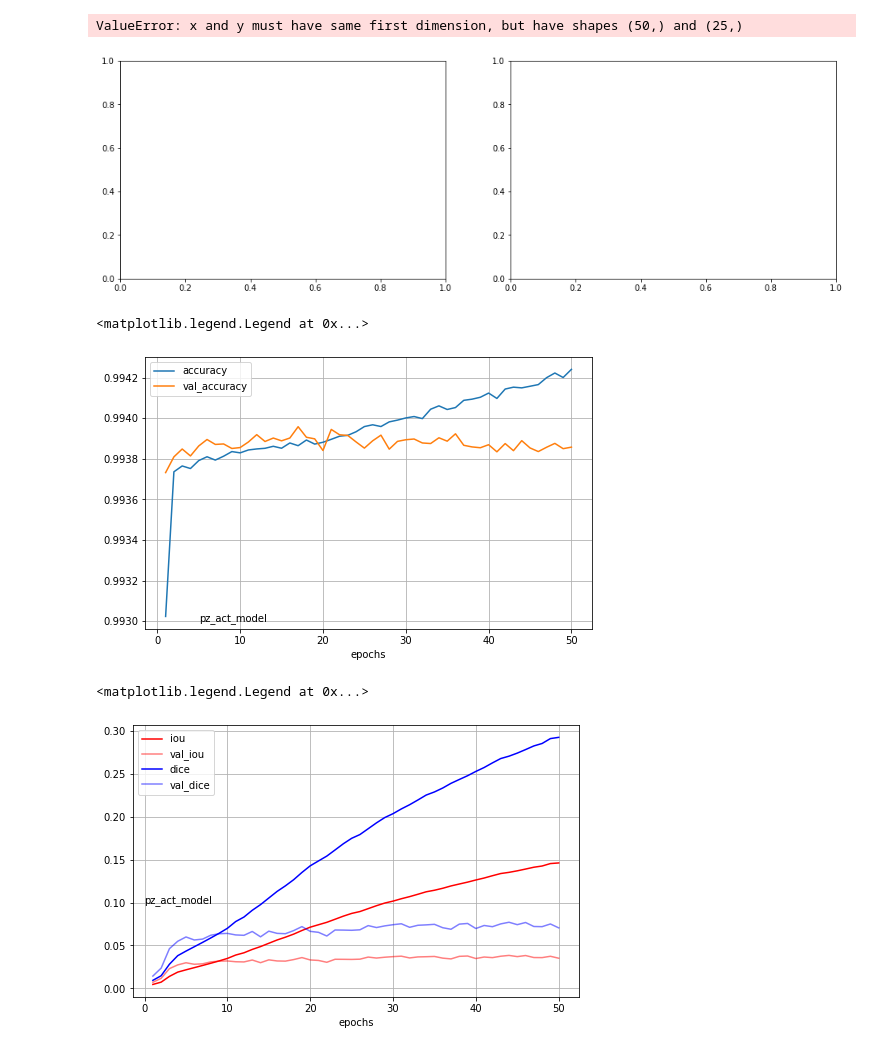
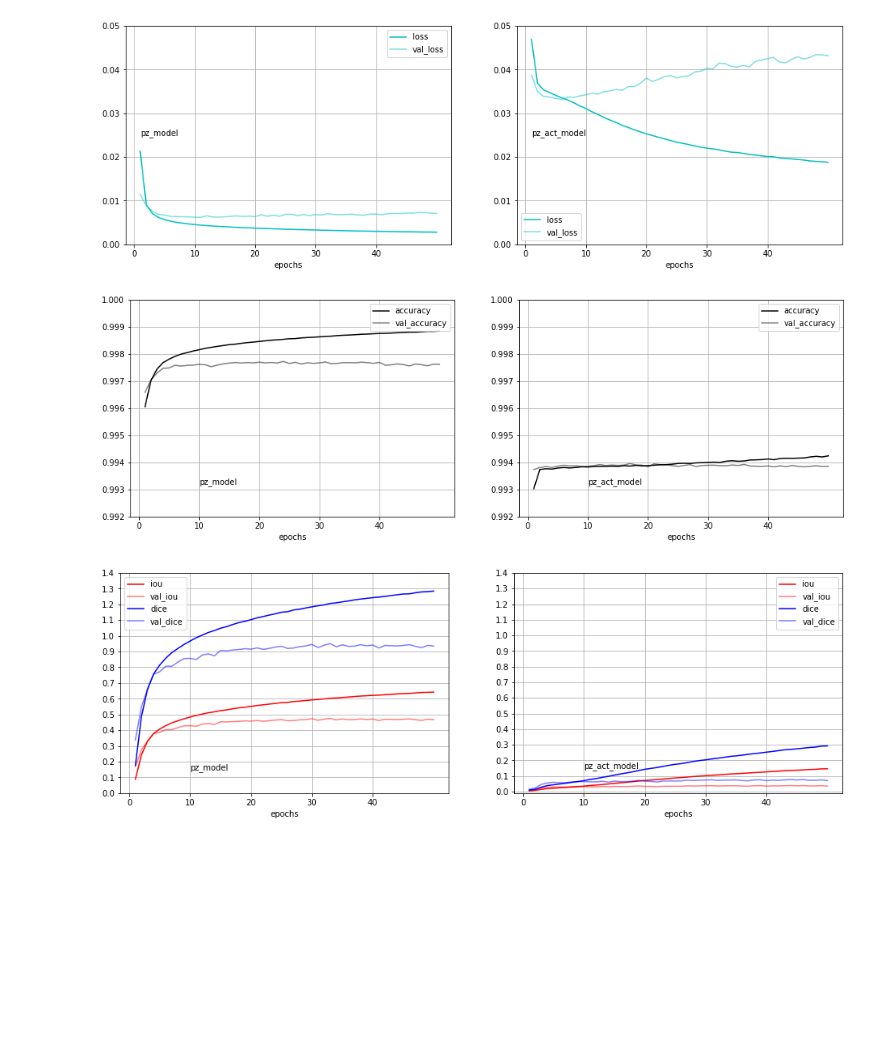
Before and after one commit to rt2122/data-segmentation-2, a Jupyter notebook: visualizations/history_act_ros_model.ipynb, the cells around one changed output. Cells and saved outputs as stored; diff of their text form; code cells hidden in the pictures; blank space fills up the shorter version.

```diff
--- a/visualizations/history_act_ros_model.ipynb
+++ b/visualizations/history_act_ros_model.ipynb
@@ -7,3 +5,15 @@ from matplotlib import pyplot as plt
+# %%
+#pz_only = 1,25 + 25,50
+pz1 = None
+with open('/home/rt2122/Data/scans_old/pz_only.ep1-25.history', 'rb') as f:
+    pz1 = pickle.load(f)
+pz2 = None
+with open('/home/rt2122/Data/scans_old/pz_only.ep26-50.history', 'rb') as f:
+    pz2 = pickle.load(f)
+for key in pz1:
+    pz1[key].extend(pz2[key])
+with open('/home/rt2122/Data/scans_old/pz_only.ep1-50.history', 'wb') as f:
+    pickle.dump(pz1, f)
 # %%
 pz_act = None
 with open('/home/rt2122/Data/scans_old/act_ros.ep1-50.history', 'rb') as f:
@@ -17,18 +27,20 @@ pz_act['name'] = 'pz_act_model'
 # %%
 epochs = len(pz_act['loss'])
 _, ax = plt.subplots(1, 2, figsize=(16, 5))
 for i, hist in enumerate([pz, pz_act]):
     line, = ax[i].plot(np.arange(1, epochs + 1), hist['loss'], c='c')
     line.set_label('loss')
     line, = ax[i].plot(np.arange(1, epochs + 1), hist['val_loss'], c='c', alpha=0.5)
     line.set_label('val_loss')
     ax[i].set_xlabel('epochs')
-    ax[i].text(0, 0.02, hist['name'])
-    plt.grid()
+    ax[i].text(1, 0.025, hist['name'])
+    ax[i].set_yticks(np.arange(0, 0.06, 0.01))
+    ax[i].set_xticks(np.arange(0, 50, 10))
+    ax[i].grid()
     ax[i].legend()
+plt.show()
 # %% [output]
-ValueError: x and y must have same first dimension, but have shapes (50,) and (25,)
-[figure, old version]
+[figure, new version]
 # %%
 _, ax = plt.subplots(1, 2, figsize=(16, 5))
 for i, hist in enumerate([pz, pz_act]):
@@ -37,12 +49,13 @@ for i, hist in enumerate([pz, pz_act]):
     line, = ax[i].plot(np.arange(1, epochs + 1), hist['val_accuracy'], c='k', alpha=0.5)
     line.set_label('val_accuracy')
     ax[i].set_xlabel('epochs')
-    ax[i].text(0, 0.02, hist['name'])
-    plt.grid()
+    ax[i].text(10, 0.9932, hist['name'])
+    ax[i].set_yticks(np.arange(0.992, 1, 0.001))
+    ax[i].set_xticks(np.arange(0, 50, 10))
+    ax[i].grid()
     ax[i].legend()
 # %% [output]
-<matplotlib.legend.Legend at 0x...>
-[figure, old version]
+[figure, new version]
 # %%
 _, ax = plt.subplots(1, 2, figsize=(16, 5))
 for i, hist in enumerate([pz, pz_act]):
@@ -55,9 +68,10 @@ for i, hist in enumerate([pz, pz_act]):
     line, = ax[i].plot(np.arange(1, epochs + 1), hist['val_dice'], c='b', alpha=0.5)
     line.set_label('val_dice')
     ax[i].set_xlabel('epochs')
-    ax[i].text(0, 0.02, hist['name'])
-    plt.grid()
+    ax[i].text(10, 0.15, hist['name'])
+    ax[i].set_yticks(np.arange(0, 1.5, 0.1))
+    ax[i].set_xticks(np.arange(0, 50, 10))
+    ax[i].grid()
     ax[i].legend()
 # %% [output]
-<matplotlib.legend.Legend at 0x...>
-[figure, old version]
+[figure, new version]
```
Also changed, not shown: parts of 2 cells of this notebook.
